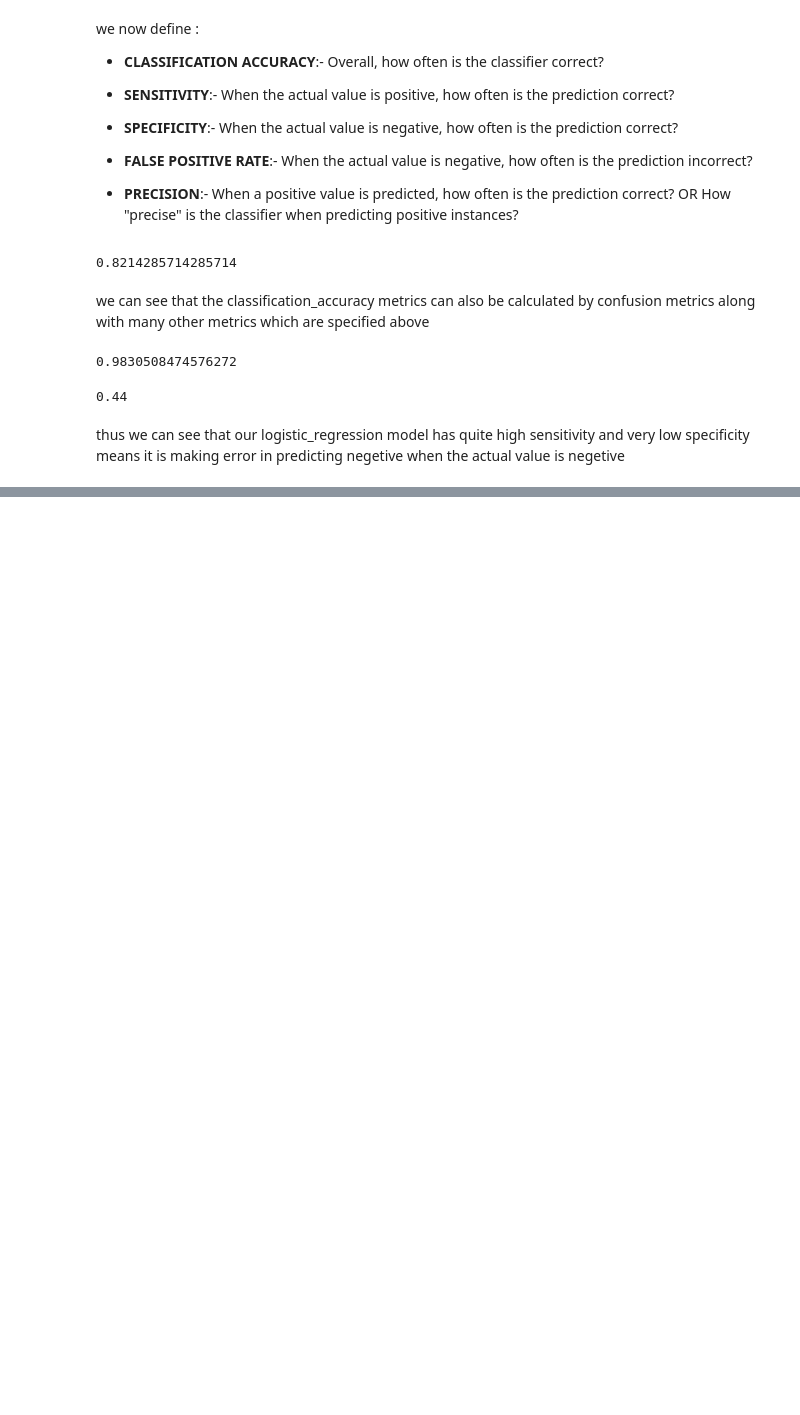
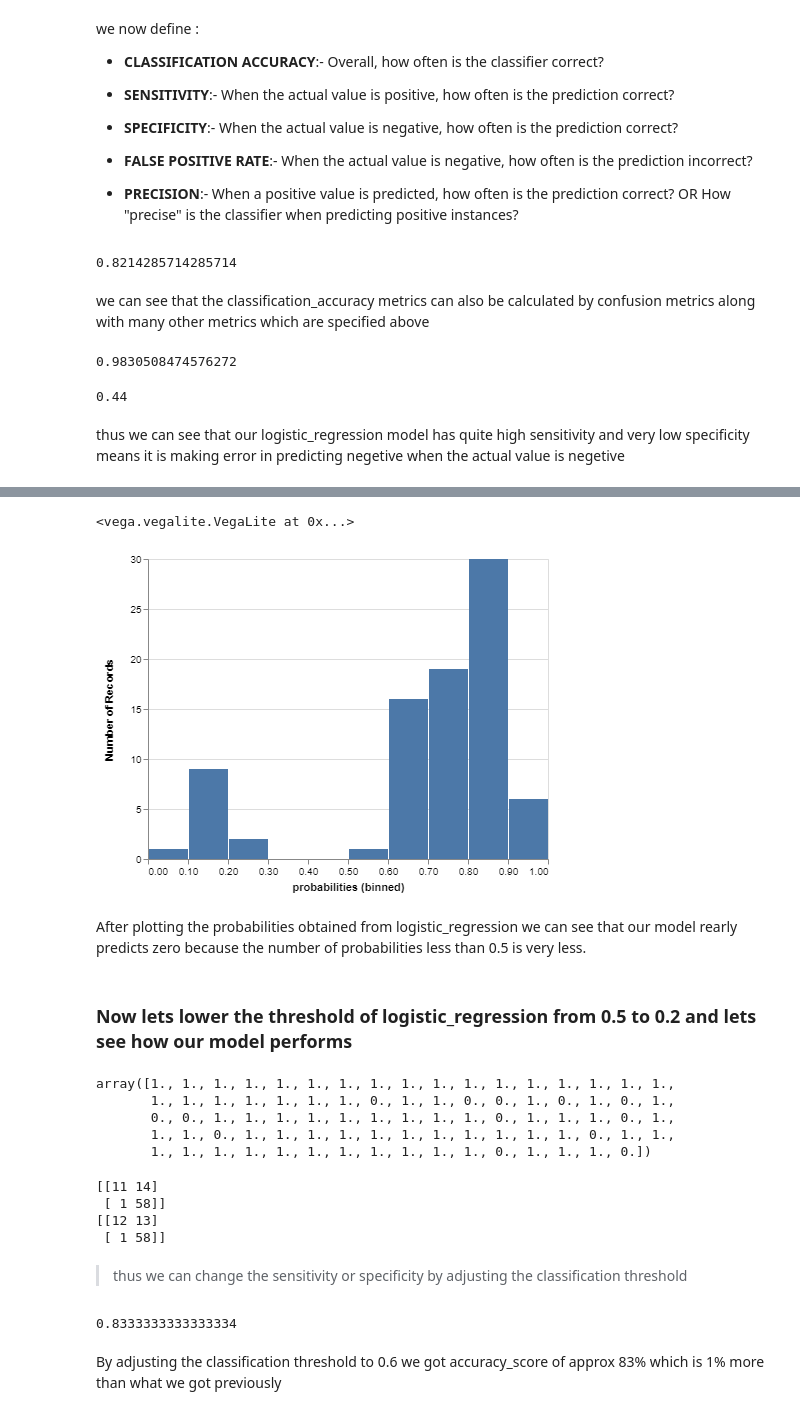
Before and after one commit to Justmiku/ml_project, a Jupyter notebook: loan_prediction.ipynb, the cells around one changed output, grey strips where cells are left out. Cells and saved outputs as stored; diff of their text form; code cells hidden in the pictures; blank space fills up the shorter version.

```diff
--- a/loan_prediction.ipynb
+++ b/loan_prediction.ipynb
@@ -630,0 +665,5 @@ thus we can see that our logistic_regression model has quite high sensitivity an
+# %%
+y_prd=clf.predict_proba(X_test)[:,1]
+# %%
+y_prd=pd.DataFrame(y_prd)
+y_prd.head()
@@ -630,0 +677,14 @@ thus we can see that our logistic_regression model has quite high sensitivity an
+# %%
+y_prd.columns=['probabilities']
+# %%
+alt.Chart(y_prd).mark_bar().encode(
+x=alt.X('probabilities',bin=True),
+y='count()'
+)
+# %% [output]
+<vega.vegalite.VegaLite at 0x...>
+[figure, added]
+# %% [markdown]
+After plotting the probabilities obtained from logistic_regression we can see that our model rearly predicts zero because the number of probabilities less than 0.5  is very less.
+# %% [markdown]
+### Now lets lower the threshold of logistic_regression from 0.5 to 0.2 and lets see how our model performs
@@ -630,0 +696,25 @@ thus we can see that our logistic_regression model has quite high sensitivity an
+# %%
+y_pred_class2
+# %% [output]
+array([1., 1., 1., 1., 1., 1., 1., 1., 1., 1., 1., 1., 1., 1., 1., 1., 1.,
+       1., 1., 1., 1., 1., 1., 1., 0., 1., 1., 0., 0., 1., 0., 1., 0., 1.,
+       0., 0., 1., 1., 1., 1., 1., 1., 1., 1., 1., 0., 1., 1., 1., 0., 1.,
+       1., 1., 0., 1., 1., 1., 1., 1., 1., 1., 1., 1., 1., 1., 0., 1., 1.,
+       1., 1., 1., 1., 1., 1., 1., 1., 1., 1., 1., 0., 1., 1., 1., 0.])
+# %%
+print(metrics.confusion_matrix(y_test,y_pred_class))
+print(metrics.confusion_matrix(y_test,y_pred_class2))
+# %% [output]
+[[11 14]
+ [ 1 58]]
+[[12 13]
+ [ 1 58]]
+# %% [markdown]
+>thus we can change the sensitivity or specificity by adjusting the classification threshold
+# %%
+new_accuracy_score=(12+58)/(12+58+1+13)
+new_accuracy_score
+# %% [output]
+0.8333333333333334
+# %% [markdown]
+By adjusting the classification threshold to 0.6 we got accuracy_score of approx 83% which is 1% more than what we got previously
```
Also changed, not shown: parts of 8 cells of this notebook.
